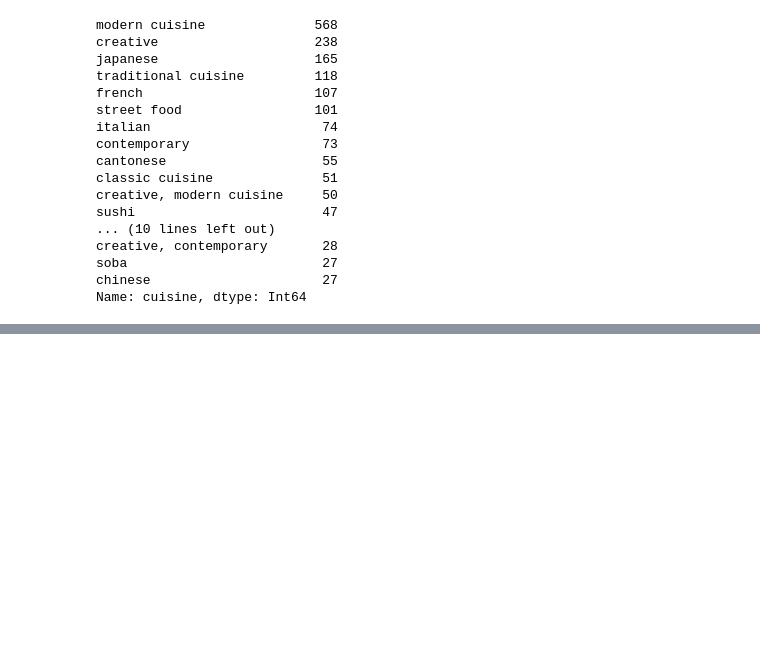
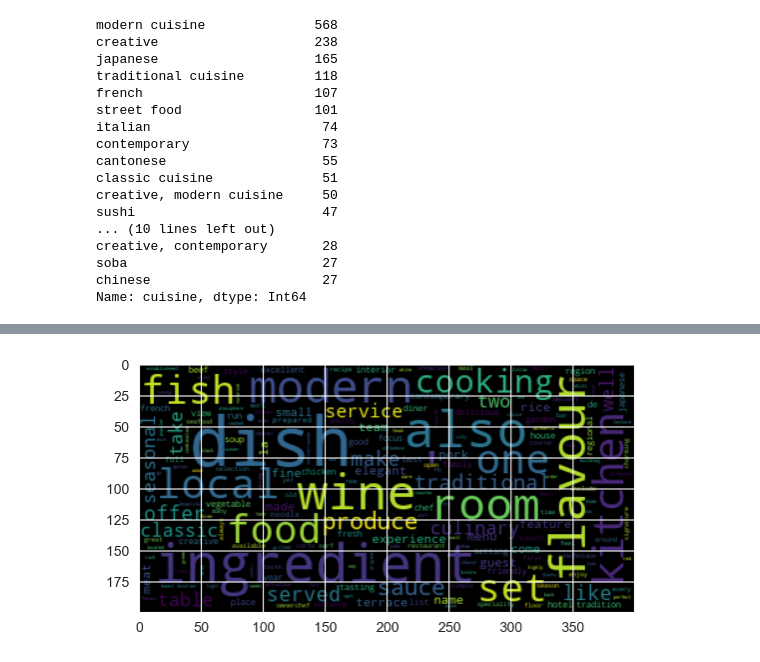
Before and after one commit to CodeupGourmands/Michelin_NLP_Capstone, a Jupyter notebook: cristina_notebook.ipynb, the cells around one changed output, grey strips where cells are left out. Cells and saved outputs as stored; diff of their text form; code cells hidden in the pictures; blank space fills up the shorter version.

```diff
--- a/cristina_notebook.ipynb
+++ b/cristina_notebook.ipynb
@@ -437,0 +492,4 @@ Name: cuisine, dtype: Int64
+# %%
+e.generate_word_cloud(train.lemmatized)
+# %% [output]
+[figure, added]
```
Also changed, not shown: parts of 7 cells of this notebook, 1 other file.
